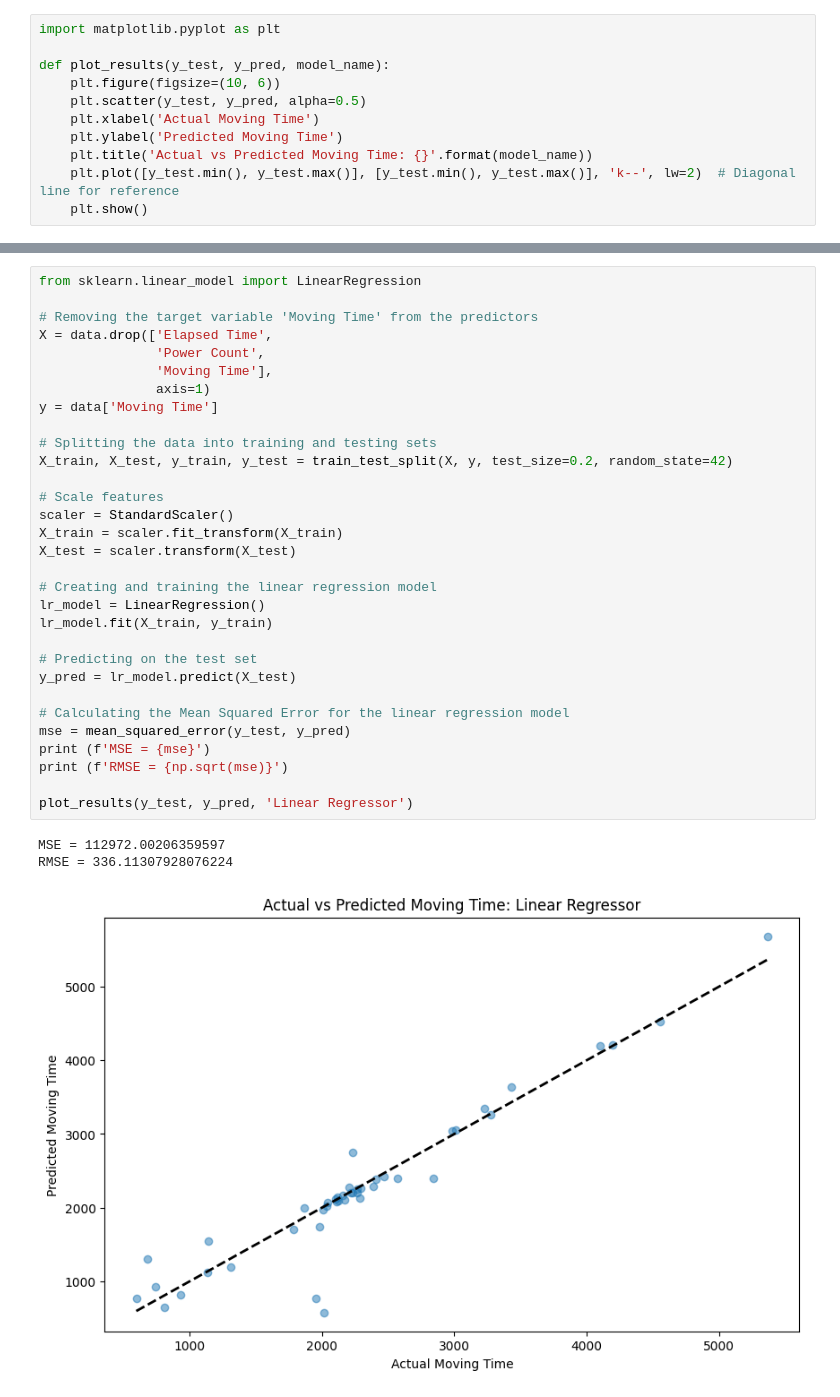
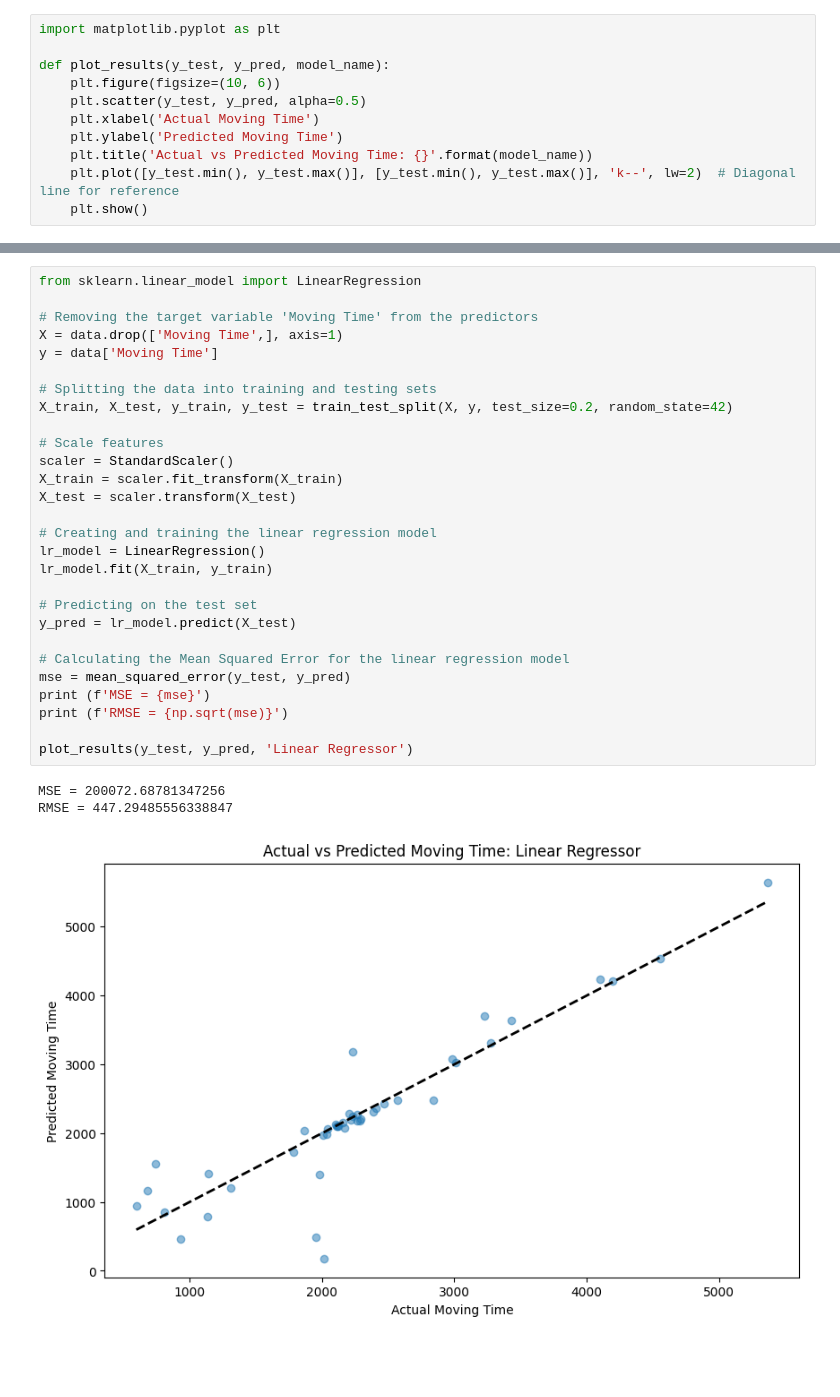
Before and after one commit to Redback-Operations/redback-fit-sports-performance, a Jupyter notebook: Cycling Analysis/Swim Duration Prediction.ipynb, the cells around one changed output, grey strips where cells are left out. Saved outputs shown, nothing was run; the diff lists cells and outputs as text; blank space fills up the shorter version.

```diff
--- a/Cycling Analysis/Swim Duration Prediction.ipynb
+++ b/Cycling Analysis/Swim Duration Prediction.ipynb
@@ -183,38 +238,35 @@ RMSE = 304.8185392477736
 # %%
 from sklearn.linear_model import LinearRegression
 
 # Removing the target variable 'Moving Time' from the predictors
-X = data.drop(['Elapsed Time',
-               'Power Count',
-               'Moving Time'],
-               axis=1)
+X = data.drop(['Moving Time',], axis=1)
 y = data['Moving Time']
 
 # Splitting the data into training and testing sets
 X_train, X_test, y_train, y_test = train_test_split(X, y, test_size=0.2, random_state=42)
 
 # Scale features
 scaler = StandardScaler()
 X_train = scaler.fit_transform(X_train)
 X_test = scaler.transform(X_test)
 
 # Creating and training the linear regression model
 lr_model = LinearRegression()
 lr_model.fit(X_train, y_train)
 
 # Predicting on the test set
 y_pred = lr_model.predict(X_test)
 
 # Calculating the Mean Squared Error for the linear regression model
 mse = mean_squared_error(y_test, y_pred)
 print (f'MSE = {mse}')
 print (f'RMSE = {np.sqrt(mse)}')
 
 plot_results(y_test, y_pred, 'Linear Regressor')
 # %% [output]
-MSE = 112972.00206359597
-RMSE = 336.11307928076224
+MSE = 200072.68781347256
+RMSE = 447.29485556338847
-[figure, old version]
+[figure, new version]
 # %%
 import torch
 from sklearn.preprocessing import MinMaxScaler
```
Also changed, not shown: parts of 10 cells of this notebook.
